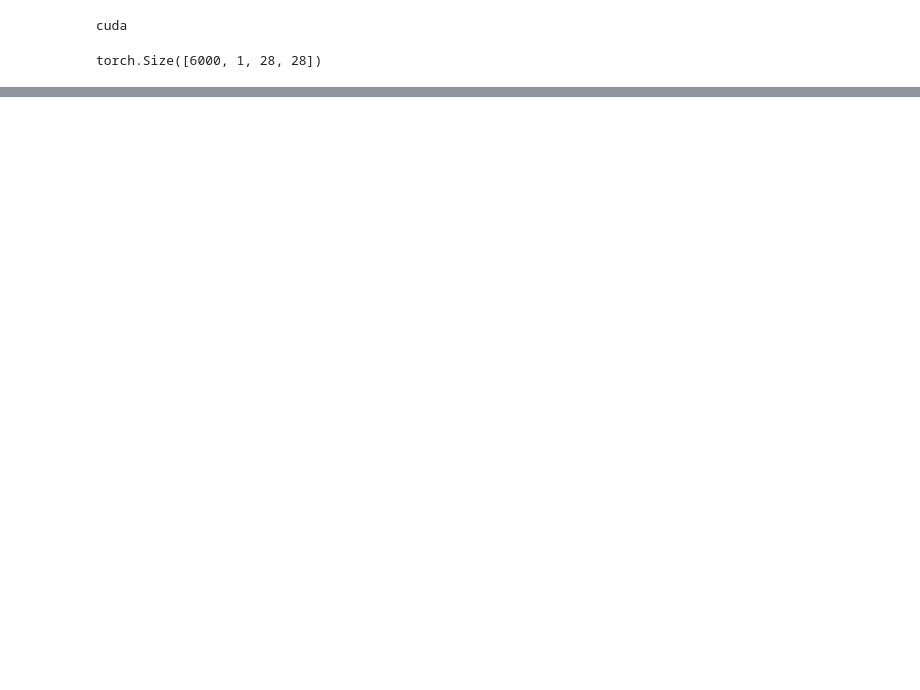
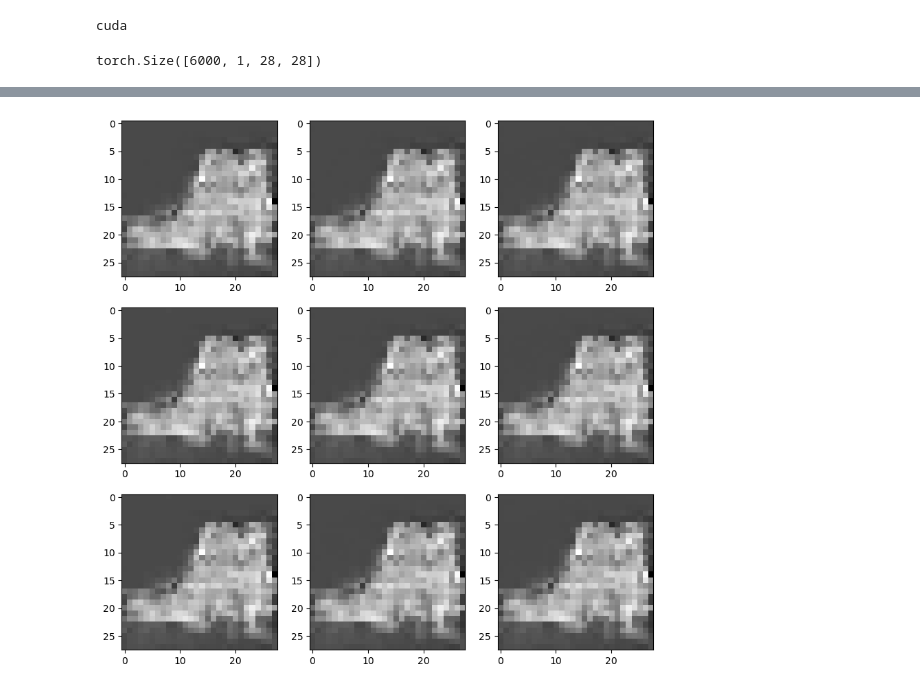
Before and after one commit to ethanh20009/ImageClassifier, a Jupyter notebook: encoderDecoder.ipynb, the cells around one changed output, grey strips where cells are left out. Cells and saved outputs as stored; diff of their text form; code cells hidden in the pictures; blank space fills up the shorter version.

```diff
--- a/encoderDecoder.ipynb
+++ b/encoderDecoder.ipynb
@@ -28,9 +28,11 @@ trousers.shape
 # %% [output]
 torch.Size([6000, 1, 28, 28])
 # %%
-BATCH_SIZE = 100
+BATCH_SIZE = 1000
 EPOCHS = 50
 LEARNING_RATE = 0.00005
+alphaG = 0.005
+alphaD = 0.00002
 
 dataloader = DataLoader(trousers, batch_size=BATCH_SIZE, shuffle=True)
 # %%
@@ -38,17 +40,17 @@ class Discriminator(torch.nn.Module):
     def __init__(self):
         super().__init__()
         self.conv1 = torch.nn.Sequential(
-            torch.nn.Conv2d(1, 16, 5, 1, 2),
+            torch.nn.Conv2d(1, 16, 3, 1, 1),
             torch.nn.ReLU(),
             torch.nn.MaxPool2d(2, 2)
         )
         self.conv2 = torch.nn.Sequential(
-            torch.nn.Conv2d(16, 32, 3, 1, 1),
+            torch.nn.Conv2d(16, 32, 5, 1, 2),
             torch.nn.ReLU(),
             torch.nn.MaxPool2d(2, 2)
         )
         self.conv3 = torch.nn.Sequential(
-            torch.nn.Conv2d(32, 50, 3, 1, 1),
+            torch.nn.Conv2d(32, 50, 5, 1, 2),
             torch.nn.ReLU(),
             torch.nn.MaxPool2d(2, 2)
         )
@@ -99,5 +101,5 @@ loss_discriminator = torch.nn.CrossEntropyLoss()
 discriminator = Discriminator().to(device)
 generator = Generator().to(device)
 
-optimizer_discriminator = torch.optim.Adam(discriminator.parameters(), lr=LEARNING_RATE)
-optimizer_generator = torch.optim.Adam(generator.parameters(), lr=LEARNING_RATE)
+optimizer_discriminator = torch.optim.Adam(discriminator.parameters(), lr=alphaD)
+optimizer_generator = torch.optim.Adam(generator.parameters(), lr=alphaG)
@@ -129,7 +138,7 @@ for epoch in range(EPOCHS):
             optimizer_discriminator.step()
             lossOfDiscriminator += loss.item()
             avgLoss += loss.item()
-        if avgLoss/len(dataloader) < 1:
+        if avgLoss/len(dataloader) < 0.1:
             break
 
             # if i % 5 == 0:
@@ -158,8 +167,8 @@ for epoch in range(EPOCHS):
             optimizer_generator.step()
             lossOfGenerator += loss.item()
             avgLoss += loss.item()
-        print("Loss of generator: ", avgLoss/len(dataloader))
-        if avgLoss/len(dataloader) < 0.1:
+        #print("Loss of generator: ", avgLoss/len(dataloader))
+        if avgLoss/len(dataloader) < 0.01:
             break
 
         # if i % 5 == 0:
@@ -237,0 +238,15 @@ if saving:
+# %%
+#Show grid of generated images
+
+noise = torch.randn(9, 10).to(device)
+fakeImage = generator(noise)
+
+fakeImage = fakeImage.reshape(9, 28, 28)
+fakeImage = fakeImage.detach().cpu().numpy()
+
+fig, ax = plt.subplots(3, 3, figsize=(10, 10))
+for i in range(3):
+    for j in range(3):
+        ax[i, j].imshow(fakeImage[i*3+j], cmap='gray')
+# %% [output]
+[figure, added]
```
Also changed, not shown: parts of 6 cells of this notebook, 4 other files.
